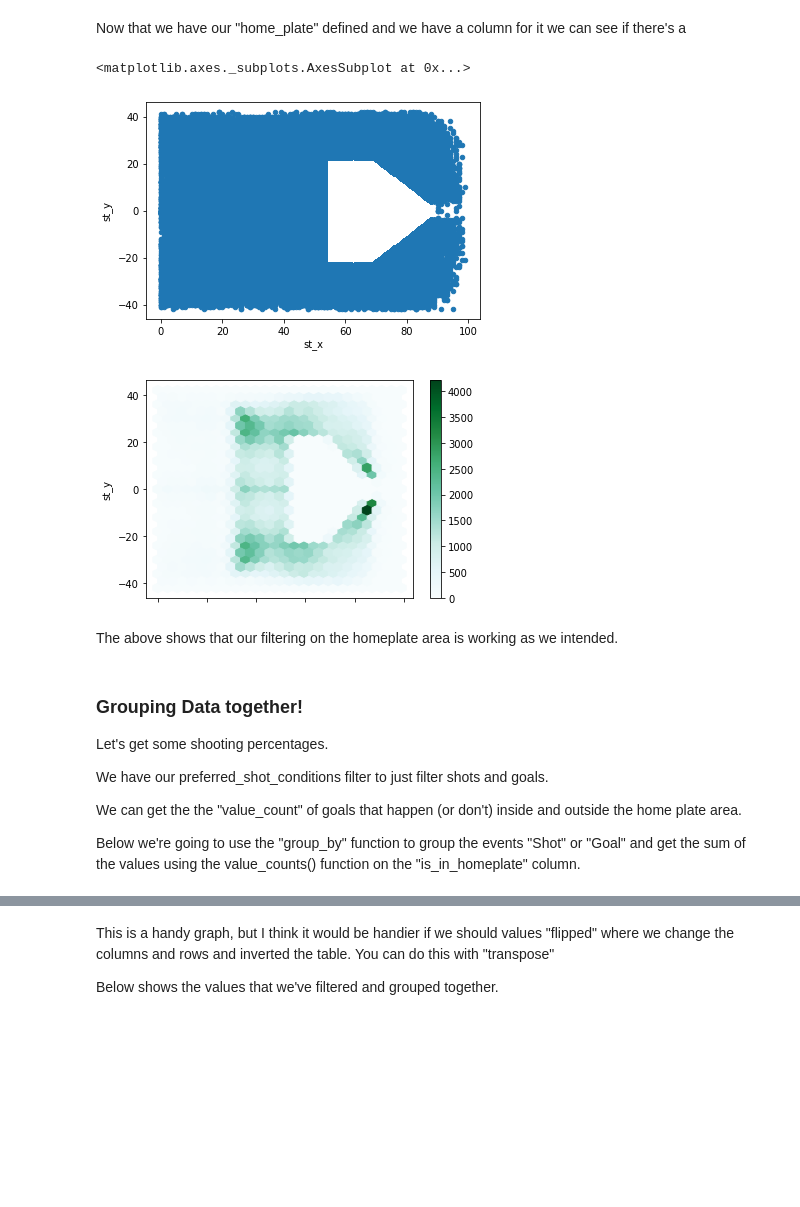
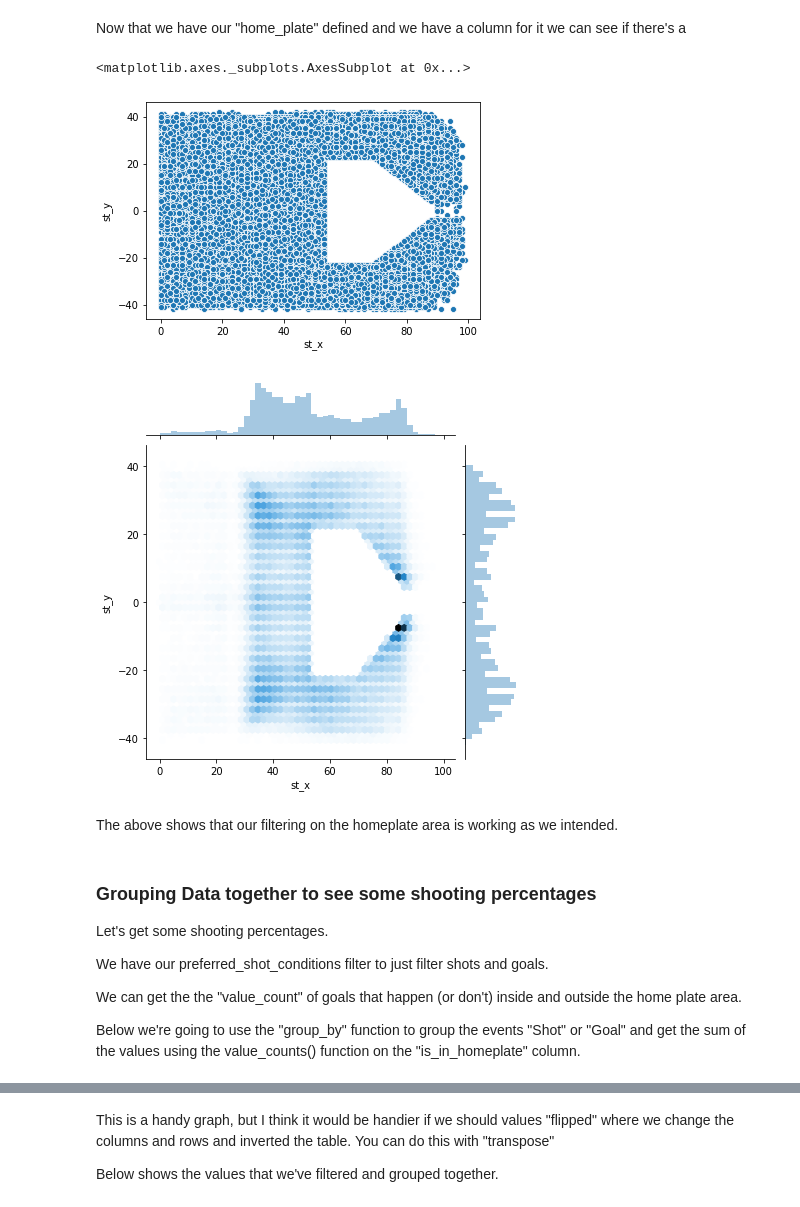
Before and after one commit to dgmouris/nhl-data-analysis-with-pandas, a Jupyter notebook: Intro to pandas by analyzing shots in the NHL.ipynb, the cells around one changed output, grey strips where cells are left out. Saved outputs shown, nothing was run; the diff lists cells and outputs as text; code cells hidden in the pictures; blank space fills up the shorter version.

```diff
--- a/Intro to pandas by analyzing shots in the NHL.ipynb
+++ b/Intro to pandas by analyzing shots in the NHL.ipynb
@@ -288,27 +333,47 @@ df_game_plays.loc[preferred_shot_conditions, ['event', 'st_x', 'st_y', 'descript
 # %% [markdown]
 Now that we have our "home_plate" defined and we have a column for it we can see if there's a
 # %%
+# Add the "is_in_homeplate" to our preferred_shot_conditions.
 preferred_shot_conditions = ((df_game_plays.event.str.match('Shot|Goal'))
                              & (df_game_plays.st_x >= 0)
                              & (df_game_plays.is_in_homeplate == False) # invert this to show home plate
                             )
 
 # this is going to show the scatter plot of shots.
-df_game_plays[preferred_shot_conditions].plot.scatter(x='st_x', y='st_y', style='o')
+
+# Matplotlib version
+# df_game_plays[preferred_shot_conditions].plot.scatter(x='st_x', y='st_y', style='o')
+
+# Seaborn Version of the plots.
+sns.scatterplot(x=df_game_plays[preferred_shot_conditions]['st_x'],
+                y=df_game_plays[preferred_shot_conditions]['st_y'])
 # %% [output]
 <matplotlib.axes._subplots.AxesSubplot at 0x...>
-[figure, old version]
+[figure, new version]
 # %%
+# Matplotlib heatmap plot.
 # you can also shot the hexbin to see that there are a lot of shots from the point and beside the net.
-df_game_plays[preferred_shot_conditions].plot.hexbin(x='st_x', y='st_y', gridsize=25, )
+# df_game_plays[preferred_shot_conditions].plot.hexbin(x='st_x', y='st_y', gridsize=25, )
+
+# Seaborn Version of the plots.
+sns.jointplot(x=df_game_plays[preferred_shot_conditions]['st_x'],
+              y=df_game_plays[preferred_shot_conditions]['st_y'],
+              kind="hex")
+
+# Takes a super long time to create
+# sns.jointplot('st_x',
+#               'st_y',
+#               data=df_game_plays[preferred_shot_conditions],
+#               kind="kde",color='green')
+
 
 plt.show()
 # %% [output]
-[figure, old version]
+[figure, new version]
 # %% [markdown]
 The above shows that our filtering on the homeplate area is working as we intended.
 # %% [markdown]
-### Grouping Data together!
+### Grouping Data together to see some shooting percentages
 
 Let's get some shooting percentages.
 
```
Also changed, not shown: parts of 18 cells of this notebook.
